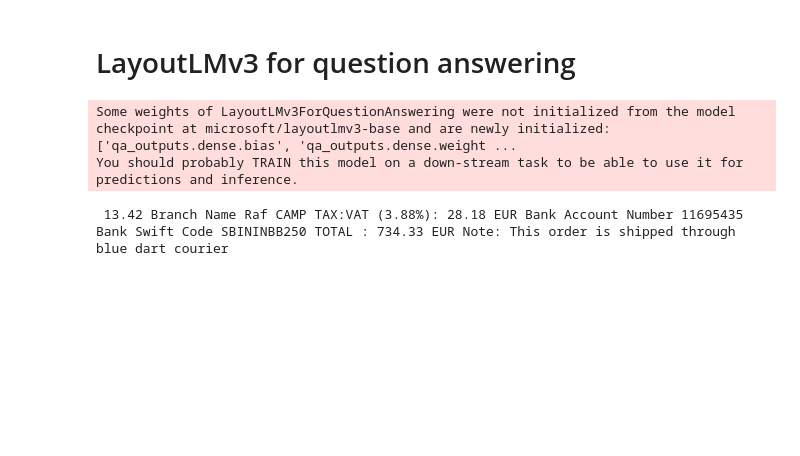
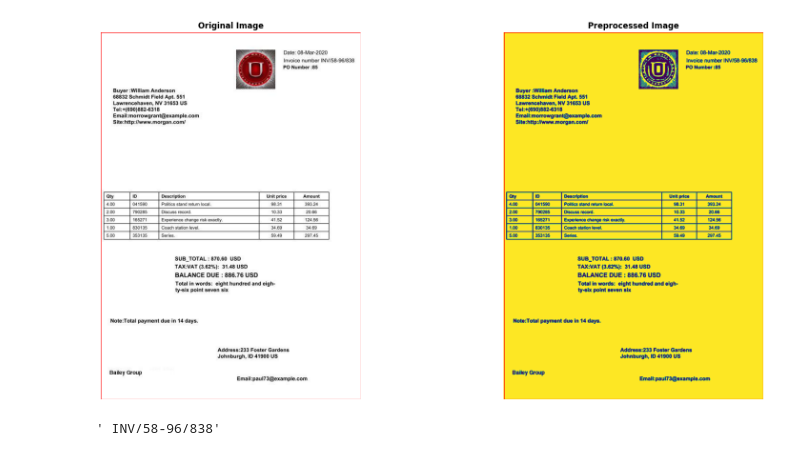
Before and after one commit to IlyasIsHere/Doc-Key-Info-Extraction, a Jupyter notebook: test.ipynb, the cells around one changed output. Drawn from its saved outputs; the diff is of its cells as text; code cells hidden in the pictures; blank space fills up the shorter version.

Commit message:
OCR, preprocessing, and main model modules done + test demo notebook (test.ipynb)

```diff
--- a/test.ipynb
+++ b/test.ipynb
@@ -166,2 +0,0 @@ This  order  is  shipped  through  blue  dart  courier
-# %% [markdown]
-# LayoutLMv3 for question answering
@@ -171,37 +0,0 @@ image = Image.open(path)
-# %%
-from transformers import AutoProcessor, AutoModelForQuestionAnswering
-from datasets import load_dataset
-import torch
-
-processor = AutoProcessor.from_pretrained("microsoft/layoutlmv3-base", apply_ocr=False)
-model = AutoModelForQuestionAnswering.from_pretrained("microsoft/layoutlmv3-base")
-
-# dataset = load_dataset("nielsr/funsd-layoutlmv3", split="train")
-# example = dataset[0]
-# image = example["image"]
-
-example = data
-question = "what is the title"
-words = example["words"]
-boxes = example["bboxes"]
-
-encoding = processor(image, question, words, boxes=boxes, return_tensors="pt")
-start_positions = torch.tensor([1])
-end_positions = torch.tensor([3])
-
-
-outputs = model(**encoding, start_positions=start_positions, end_positions=end_positions)
-loss = outputs.loss
-start_scores = outputs.start_logits
-end_scores = outputs.end_logits
-# %% [output]
-Some weights of LayoutLMv3ForQuestionAnswering were not initialized from the model checkpoint at microsoft/layoutlmv3-base and are newly initialized: ['qa_outputs.dense.bias', 'qa_outputs.dense.weight ...
-You should probably TRAIN this model on a down-stream task to be able to use it for predictions and inference.
-# %%
-answer_start_index = outputs.start_logits.argmax()
-answer_end_index = outputs.end_logits.argmax()
-
-predict_answer_tokens = encoding.input_ids[0, answer_start_index : answer_end_index + 1]
-print(processor.decode(predict_answer_tokens, skip_special_tokens=True))
-# %% [output]
- 13.42 Branch Name Raf CAMP TAX:VAT (3.88%): 28.18 EUR Bank Account Number 11695435 Bank Swift Code SBININBB250 TOTAL : 734.33 EUR Note: This order is shipped through blue dart courier
@@ -207,0 +11,28 @@ print(processor.decode(predict_answer_tokens, skip_special_tokens=True))
+# %%
+img_path = 'images/Template5_Instance73.jpg'
+original_image = Image.open(img_path)
+
+# Load and preprocess the image for OCR
+prp = OCRPreprocessor()
+prp_image = prp.process_image_for_ocr(img_path)
+
+# Plot both images side by side
+fig, axes = plt.subplots(1, 2, figsize=(20, 10))
+
+# Plot the original image
+axes[0].imshow(original_image)
+axes[0].set_title('Original Image')
+axes[0].axis('off')
+rect = Rectangle((0, 0), original_image.width, original_image.height, edgecolor='red', linewidth=1, fill=False)
+axes[0].add_patch(rect)
+
+# Plot the preprocessed image
+axes[1].imshow(prp_image)
+axes[1].set_title('Preprocessed Image')
+axes[1].axis('off')
+rect = Rectangle((0, 0), prp_image.shape[1], prp_image.shape[0], edgecolor='red', linewidth=1, fill=False)
+axes[1].add_patch(rect)
+
+plt.show()
+# %% [output]
+[figure, added]
@@ -207,0 +45,4 @@ print(processor.decode(predict_answer_tokens, skip_special_tokens=True))
+# %%
+model.answer_question("What is the invoice number?")
+# %% [output]
+' INV/58-96/838'
```
Also changed, not shown: parts of 17 cells of this notebook, 5 other files.
